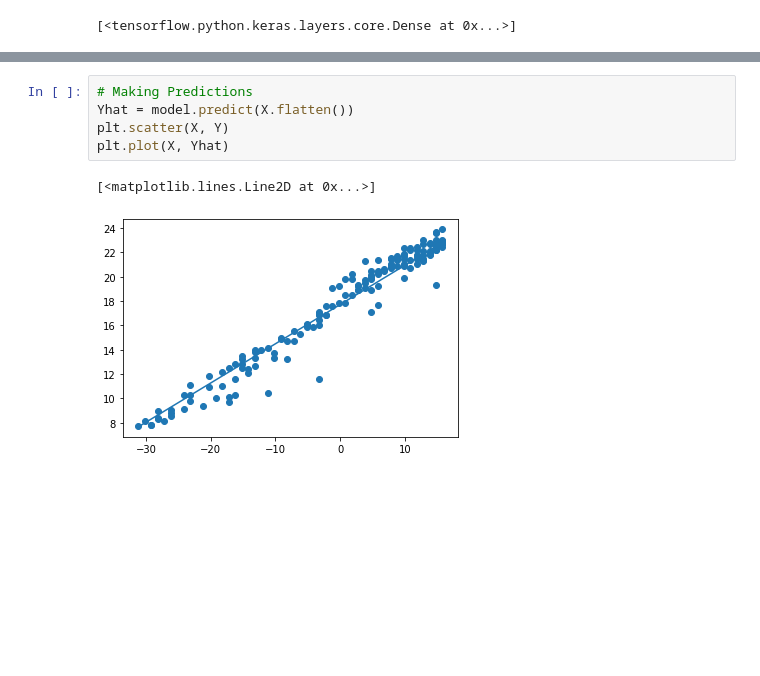
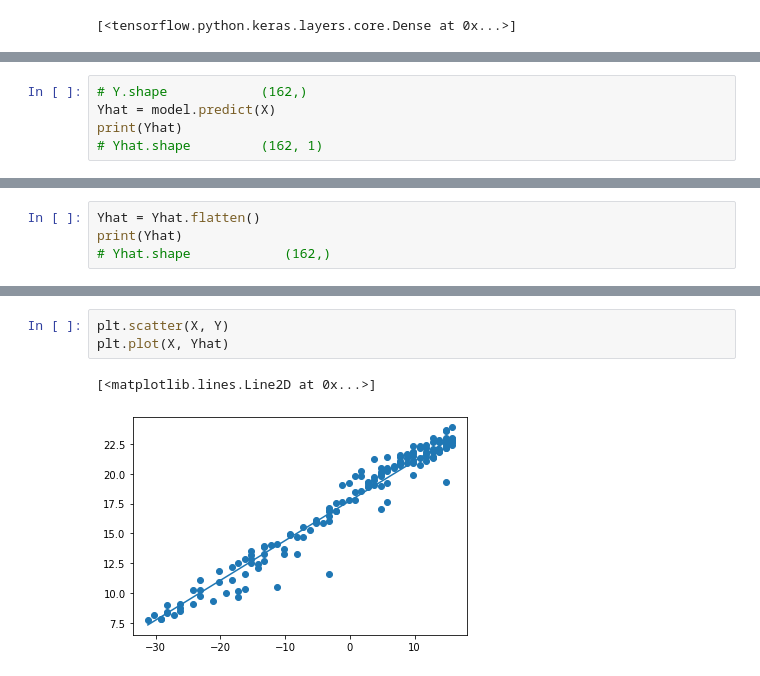
Before and after one commit to YasirHabib/Tensorflow-2.0-Deep-Learning-and-Artificial-Intelligence, a Jupyter notebook: moore's_law_regression.ipynb, the cells around one changed output, grey strips where cells are left out. Cells and saved outputs as stored; diff of their text form; blank space fills up the shorter version.

Commit message:
Prediction added

```diff
--- a/moore's_law_regression.ipynb
+++ b/moore's_law_regression.ipynb
@@ -158,0 +161,5 @@ model.layers[0].get_weights()
+# %%
+# Y.shape            (162,)
+Yhat = model.predict(X)
+print(Yhat)
+# Yhat.shape         (162, 1)
@@ -158,0 +184,4 @@ model.layers[0].get_weights()
+# %%
+Yhat = Yhat.flatten()
+print(Yhat)
+# Yhat.shape            (162,)
@@ -159,8 +206,6 @@ model.layers[0].get_weights()
 # %%
-# Making Predictions
-Yhat = model.predict(X.flatten())
 plt.scatter(X, Y)
 plt.plot(X, Yhat)
 # %% [output]
 [<matplotlib.lines.Line2D at 0x...>]
-[figure, old version]
+[figure, new version]
```
Also changed, not shown: parts of 9 cells of this notebook.
